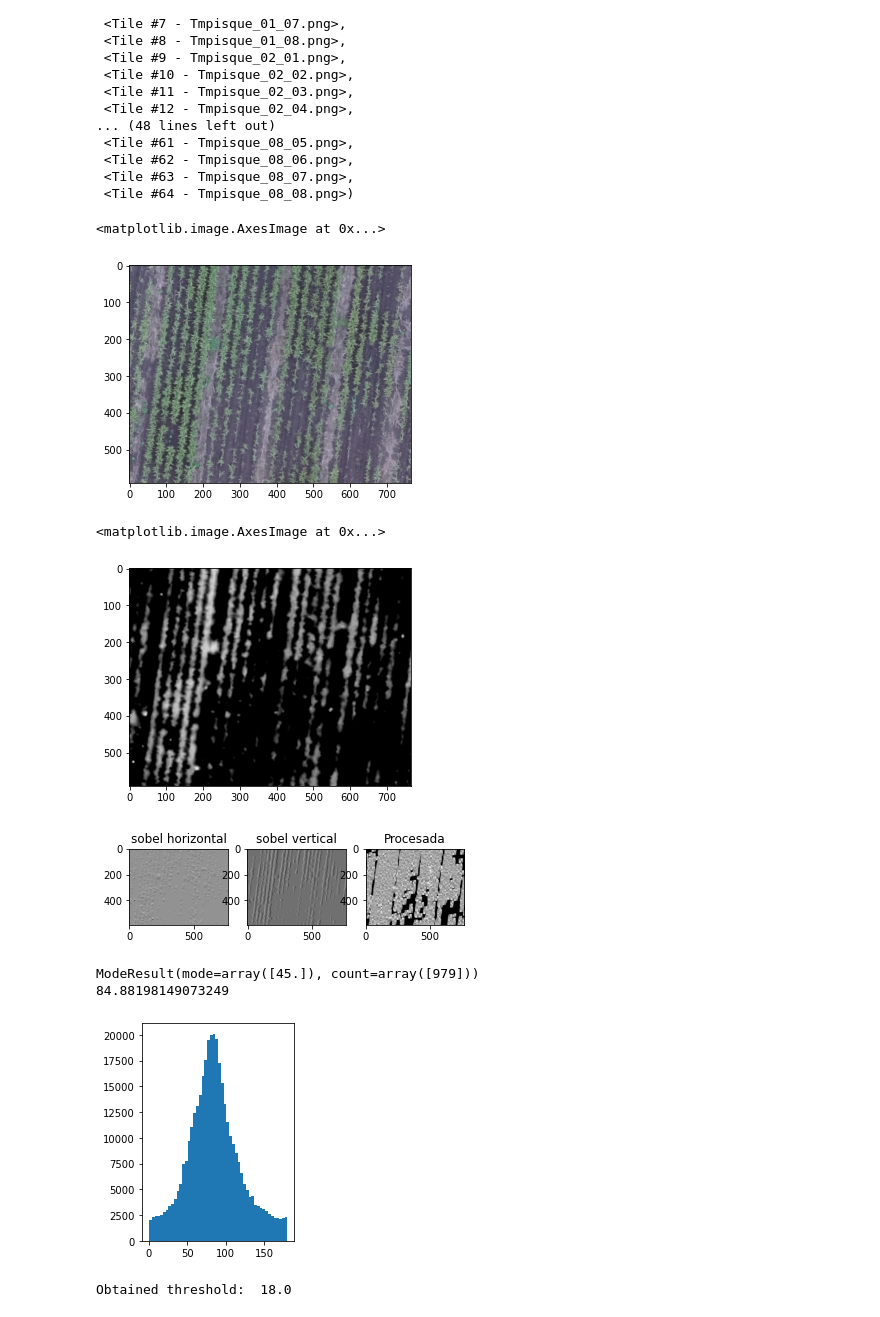
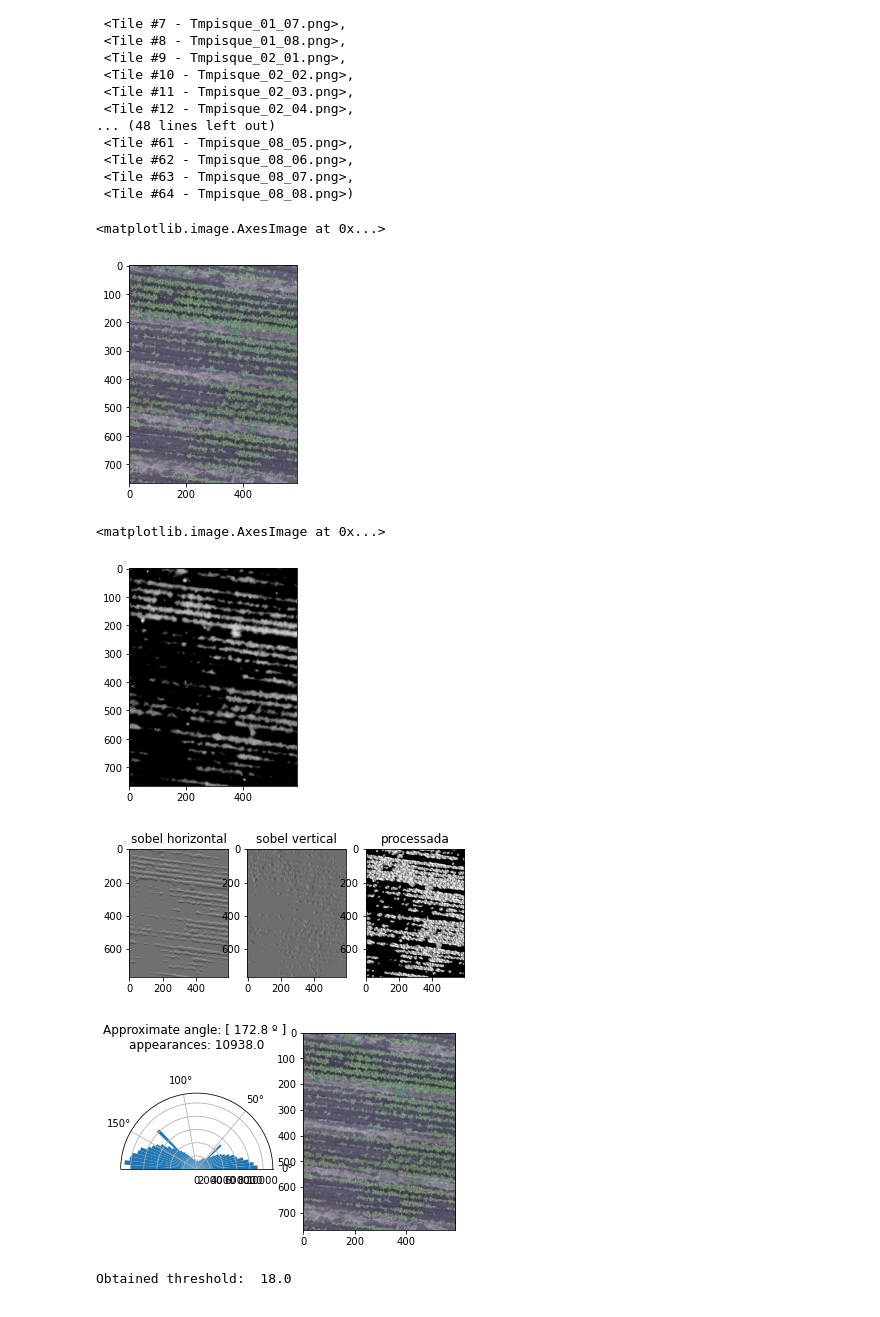
Before and after one commit to jpcarranza94/MagdalenaProject, a Jupyter notebook: Proyecto Magdalena.ipynb, the cells around one changed output. Drawn from its saved outputs; the diff is of its cells as text; code cells hidden in the pictures.

```diff
--- a/Proyecto Magdalena.ipynb
+++ b/Proyecto Magdalena.ipynb
@@ -98,12 +98,12 @@ image_slicer.slice('Tmpisque.png',64)
  <Tile #63 - Tmpisque_08_07.png>,
  <Tile #64 - Tmpisque_08_08.png>)
 # %%
-img = cv2.imread("Tmpisque_06_06.png")
+img = cv2.imread("Tmpisque_06_06_rotated.png")
 # %%
 plt.imshow(img)
 # %% [output]
 <matplotlib.image.AxesImage at 0x...>
-[figure, old version]
+[figure, new version]
 # %%
 # Generación de espacio de color ExG
 g_2 = np.array(img[:,:,1], dtype = np.int32) *2 # Transformación de valores hacia np.int32 y multiplicación del verde x 2
@@ -113,7 +113,7 @@ ExG[ExG < 0] = 0 # Supresión de todos los valores negativos
 plt.imshow(ExG, cmap = "gray")
 # %% [output]
 <matplotlib.image.AxesImage at 0x...>
-[figure, old version]
+[figure, new version]
 # %%
 ExG_flip = ExG[:, ::-1]
 # %%
@@ -132,6 +132,15 @@ plt.imshow(imgH, cmap='gray')
 plt.subplot(132)
 plt.title("sobel vertical")
 plt.imshow(imgV, cmap='gray')
+
+mean_convolution = np.array([
+    [1/9,1/9,1/9],
+    [1/9,1/9,1/9],
+    [1/9,1/9,1/9]
+])
+
+imgH = ndimage.convolve(imgH, mean_convolution)
+imgV = ndimage.convolve(imgV, mean_convolution)
 
 # imgA tendrá dos gradientes diferentes sobel_h y sobel_v
 
@@ -153,70 +162,66 @@ imgA = imgA + 2
 #         except IndexError as e:
 #             pass # se continue el loop si la posición no es existente
 
-imgV = gaussian(imgV, sigma = 2.5)
-imgH = gaussian(imgH, sigma = 2.5)
+# imgV = gaussian(imgV, sigma = 2.5)
+# imgH = gaussian(imgH, sigma = 2.5)
 
 
 for i in range(imgH.shape[0]):
     for j in range(imgH.shape[1]):
         if imgV[i,j] != 0:
 
             imgA[i,j] = (((np.arctan(imgH[i,j]/imgV[i,j]))*2)/np.pi)
 
 
 
 imgA = ((imgA*(-1) + 1)/2)*np.pi #ajuste de (-1 á 1) para (0 á pi) para calcular angulo
 plt.subplot(133)
-plt.title("Procesada")
+plt.title("processada")
 plt.imshow(imgA, cmap='gray')
 plt.show()
 
+
 imgAd = imgA.ravel() #transformar matriz a un vector lineal
 
-imgAd_abs = imgAd
+# imgAd_abs = imgAd
 
 fig = plt.figure()
-ax = fig.add_subplot(121, polar=False)
+ax = fig.add_subplot(121, polar=True)
 
-#ax.set_thetamin(0)
-#ax.set_thetamax(180)
-imgAd_abs = np.abs(imgAd_abs)
+ax.set_thetamin(0)
+ax.set_thetamax(180)
+# imgAd_abs = np.abs(imgAd_abs)
 
-imgAd = imgAd[np.round(np.abs(imgAd *(180/np.pi)),2) != 90.00]
+# imgAd = imgAd[np.round(np.abs(imgAd *(180/np.pi)),2) != 90.00]
 
-imgAd[imgAd <= 0] += np.pi
+# imgAd[imgAd <= 0] += np.pi
 
-from scipy import stats
+# from scipy import stats
 
-print(stats.mode(imgAd *(180/np.pi)))
+# print(stats.mode(imgAd *(180/np.pi)))
 
-mean_pi = np.mean(imgAd *(180/np.pi))
+# mean_pi = np.mean(imgAd *(180/np.pi))
 
-mean_abs = np.mean(imgAd_abs*(180/np.pi))
+# mean_abs = np.mean(imgAd_abs*(180/np.pi))
 
-mean_final = (mean_pi+mean_abs)/2
+# mean_final = (mean_pi+mean_abs)/2
 
-print(mean_pi)
+# print(mean_pi)
 
-plt.hist(imgAd *(180/np.pi), sample)
+# plt.hist(imgAd *(180/np.pi), sample)
+
+# plt.show()
+
+a,_,_ = plt.hist(imgAd, bins = sample,range=(0,np.pi)) # histograma de vector de ángulos, con 50 muestras en el intervalo de 0 a pi
+plt.title("Approximate angle: [ " + str(round((np.argmax(a)/sample)*180,1)) + " º ] \nappearances: "+str(a.max()))
+# (np.argmax(a)/sample)*180 obtiene la posición (entre las muestras) del ángulo con mayor frequencia y convierte para angulos de 0 a 180 º
+ax = fig.add_subplot(122, polar=False)
+plt.imshow(img)
 
 plt.show()
-
-
-
-
-# a,_,_ = plt.hist(imgAd, bins = sample,range=(0,np.pi)) # histograma de vector de ángulos, con 50 muestras en el intervalo de 0 a pi
-# plt.title("Approximate angle: [ " + str(round((np.argmax(a)/sample)*180,1)) + " º ] \nappearances: "+str(a.max()))
-# # (np.argmax(a)/sample)*180 obtiene la posición (entre las muestras) del ángulo con mayor frequencia y convierte para angulos de 0 a 180 º
-# ax = fig.add_subplot(122, polar=False)
-# plt.imshow(img)
-
-# plt.show()
 # %% [output]
-[figure, old version]
+[figure, new version]
-ModeResult(mode=array([45.]), count=array([979]))
-84.88198149073249
-[figure, old version]
+[figure, new version]
 # %%
 
 otsu_threshold, image_result = cv2.threshold( np.array(ExG, dtype = np.uint8), 0, 255, cv2.THRESH_BINARY + cv2.THRESH_OTSU)
```
Also changed, not shown: parts of 1 cell of this notebook.
